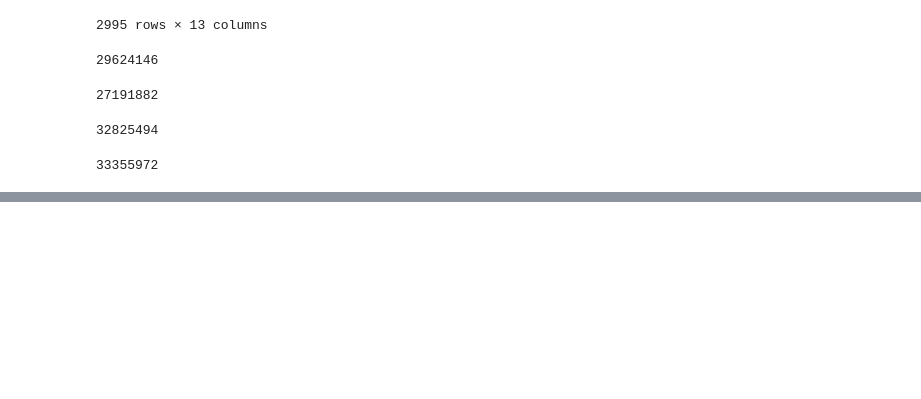
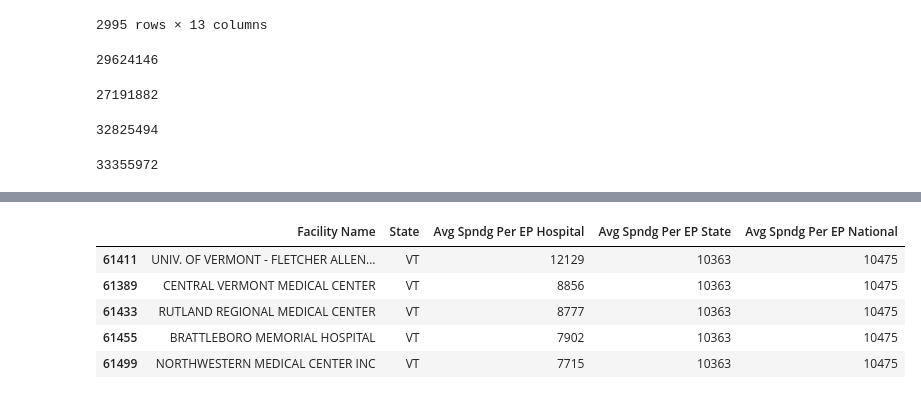
Before and after one commit to ZainabShafi/MEDICARE_EXPENDITURES_ANALYSIS, a Jupyter notebook: Project_1_DFs.ipynb, the cells around one changed output, grey strips where cells are left out. Drawn from its saved outputs; the diff is of its cells as text; code cells hidden in the pictures; blank space fills up the shorter version.

```diff
--- a/Project_1_DFs.ipynb
+++ b/Project_1_DFs.ipynb
@@ -633,0 +666,16 @@ period_2022["Avg Spndg Per EP Hospital"].sum()
+# %%
+
+
+vt_hospitals_df = period_2019[period_2019['State'] == 'VT']
+vt_hospitals_inpatient_df = vt_hospitals_df.loc[:, ['Facility Name', 'State', 'Avg Spndg Per EP Hospital', 'Avg Spndg Per EP State', 'Avg Spndg Per EP National']]
+top_5_highest_vt = vt_hospitals_inpatient_df.nlargest(5, 'Avg Spndg Per EP Hospital')
+
+
+top_5_highest_vt
+# %% [output]
+|  | Facility Name | State | Avg Spndg Per EP Hospital | Avg Spndg Per EP State | Avg Spndg Per EP National |
+| 61411 | UNIV. OF VERMONT - FLETCHER ALLEN... | VT | 12129 | 10363 | 10475 |
+| 61389 | CENTRAL VERMONT MEDICAL CENTER | VT | 8856 | 10363 | 10475 |
+| 61433 | RUTLAND REGIONAL MEDICAL CENTER | VT | 8777 | 10363 | 10475 |
+| 61455 | BRATTLEBORO MEMORIAL HOSPITAL | VT | 7902 | 10363 | 10475 |
+| 61499 | NORTHWESTERN MEDICAL CENTER INC | VT | 7715 | 10363 | 10475 |
```
Also changed, not shown: parts of 11 cells of this notebook, 1 other file.
